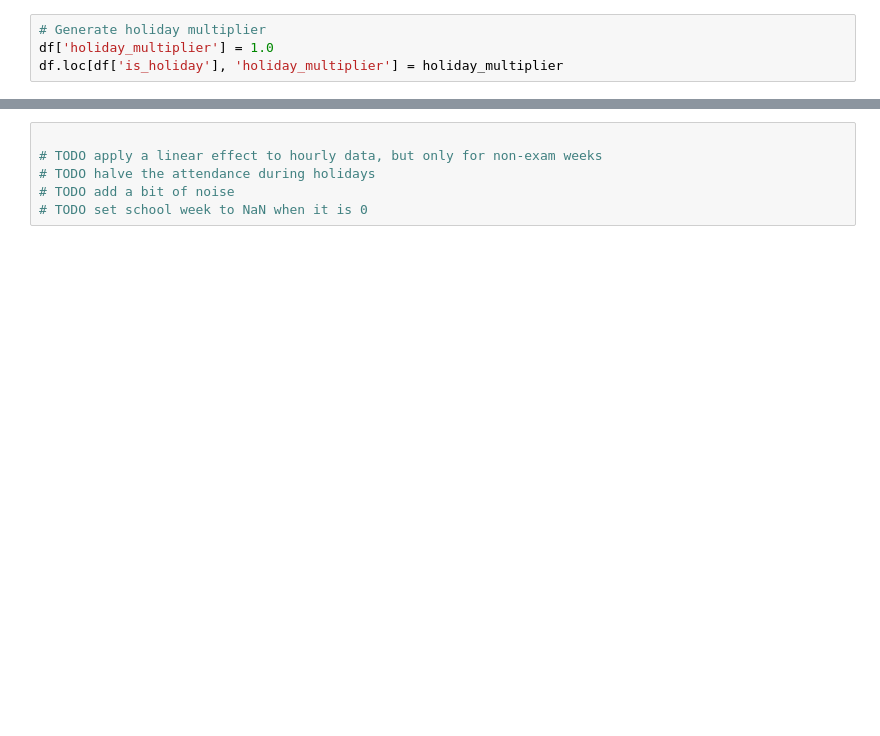
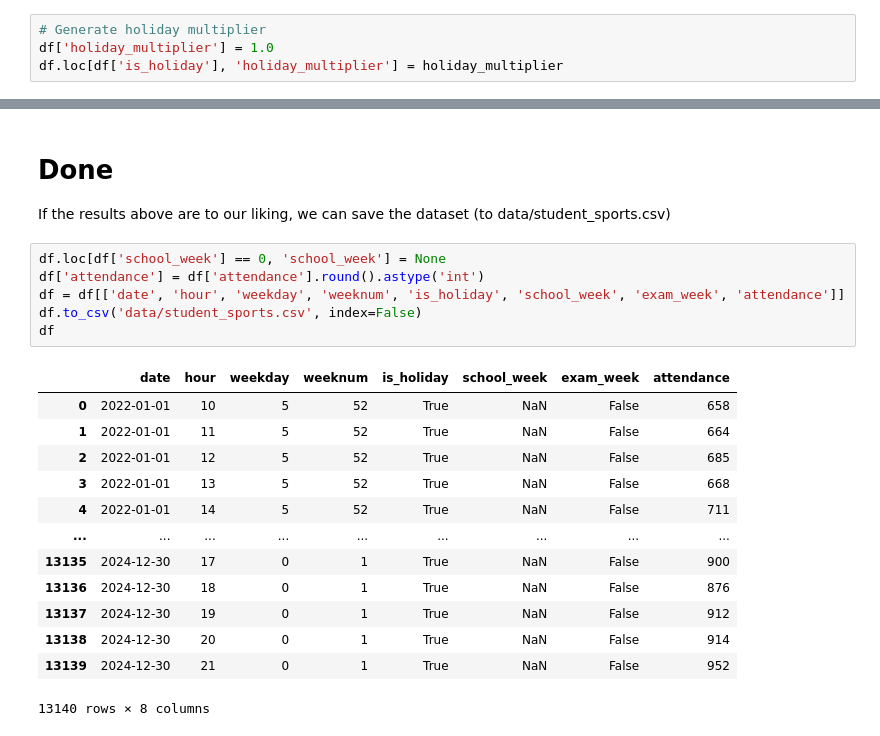
Before and after one commit to mcdejonge/data-prop, a Jupyter notebook: generate_student_sport_data.ipynb, the cells around one changed output, grey strips where cells are left out. Saved outputs shown, nothing was run; the diff lists cells and outputs as text; blank space fills up the shorter version.

```diff
--- a/generate_student_sport_data.ipynb
+++ b/generate_student_sport_data.ipynb
@@ -170,6 +210,24 @@ df.loc[df['is_holiday'], 'holiday_multiplier'] = holiday_multiplier
+# %% [markdown]
+# Done
+
+If the results above are to our liking, we can save the dataset (to data/student_sports.csv)
 # %%
-
-# TODO apply a linear effect to hourly data, but only for non-exam weeks
-# TODO halve the attendance during holidays
-# TODO add a bit of noise
-# TODO set school week to NaN when it is 0
+df.loc[df['school_week'] == 0, 'school_week'] = None
+df['attendance'] = df['attendance'].round().astype('int')
+df = df[['date', 'hour', 'weekday', 'weeknum', 'is_holiday', 'school_week', 'exam_week', 'attendance']]
+df.to_csv('data/student_sports.csv', index=False)
+df
+# %% [output]
+|  | date | hour | weekday | weeknum | is_holiday | school_week | exam_week | attendance |
+| 0 | 2022-01-01 | 10 | 5 | 52 | True | NaN | False | 658 |
+| 1 | 2022-01-01 | 11 | 5 | 52 | True | NaN | False | 664 |
+| 2 | 2022-01-01 | 12 | 5 | 52 | True | NaN | False | 685 |
+| 3 | 2022-01-01 | 13 | 5 | 52 | True | NaN | False | 668 |
+| 4 | 2022-01-01 | 14 | 5 | 52 | True | NaN | False | 711 |
+| ... | ... | ... | ... | ... | ... | ... | ... | ... |
+| 13135 | 2024-12-30 | 17 | 0 | 1 | True | NaN | False | 900 |
+| 13136 | 2024-12-30 | 18 | 0 | 1 | True | NaN | False | 876 |
+| 13137 | 2024-12-30 | 19 | 0 | 1 | True | NaN | False | 912 |
+| 13138 | 2024-12-30 | 20 | 0 | 1 | True | NaN | False | 914 |
+| 13139 | 2024-12-30 | 21 | 0 | 1 | True | NaN | False | 952 |
+13140 rows × 8 columns
```
Also changed, not shown: parts of 11 cells of this notebook, 1 other file.
